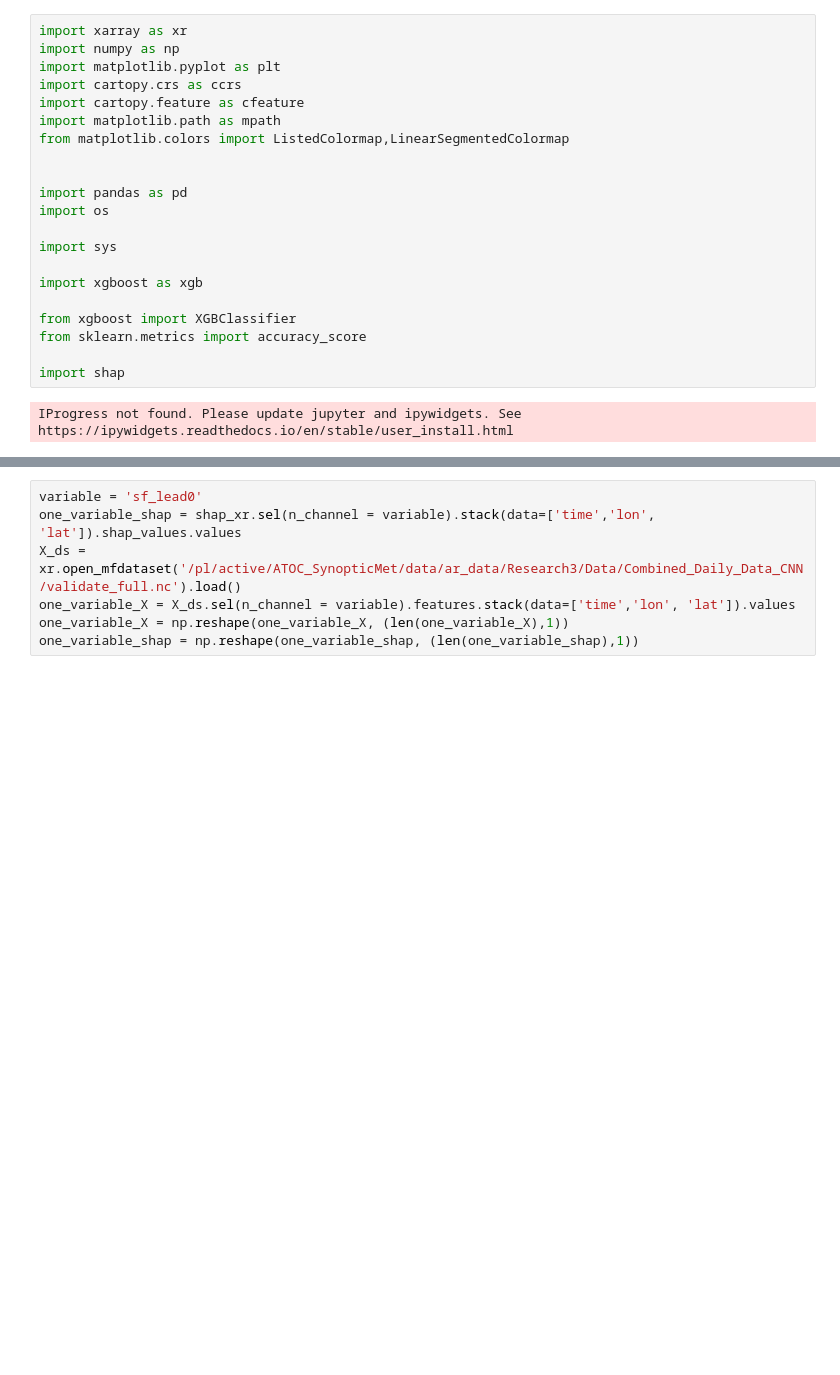
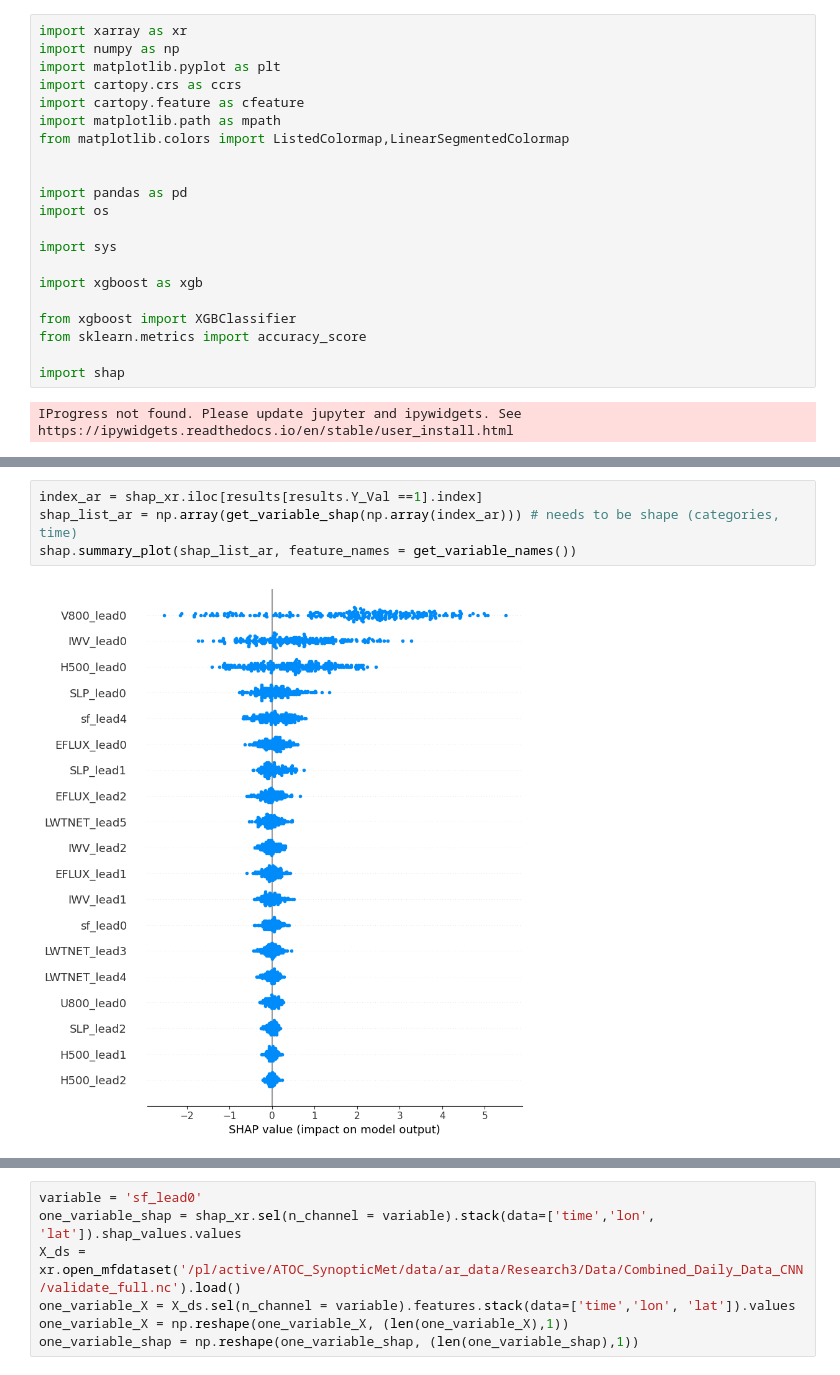
Before and after one commit to rlbaiman/AntarcticAR_ML, a Jupyter notebook: XGboost/plot_XGboost.ipynb, the cells around one changed output, grey strips where cells are left out. Saved outputs shown, nothing was run; the diff lists cells and outputs as text; blank space fills up the shorter version.

```diff
--- a/XGboost/plot_XGboost.ipynb
+++ b/XGboost/plot_XGboost.ipynb
@@ -122,0 +128,6 @@ shap.summary_plot(plot_data_shap, feature_names = plot_data_shap_names)
+# %%
+index_ar = shap_xr.iloc[results[results.Y_Val ==1].index]
+shap_list_ar = np.array(get_variable_shap(np.array(index_ar))) # needs to be shape (categories, time)
+shap.summary_plot(shap_list_ar, feature_names = get_variable_names())
+# %% [output]
+[figure, added]
```
Also changed, not shown: parts of 29 cells of this notebook.
